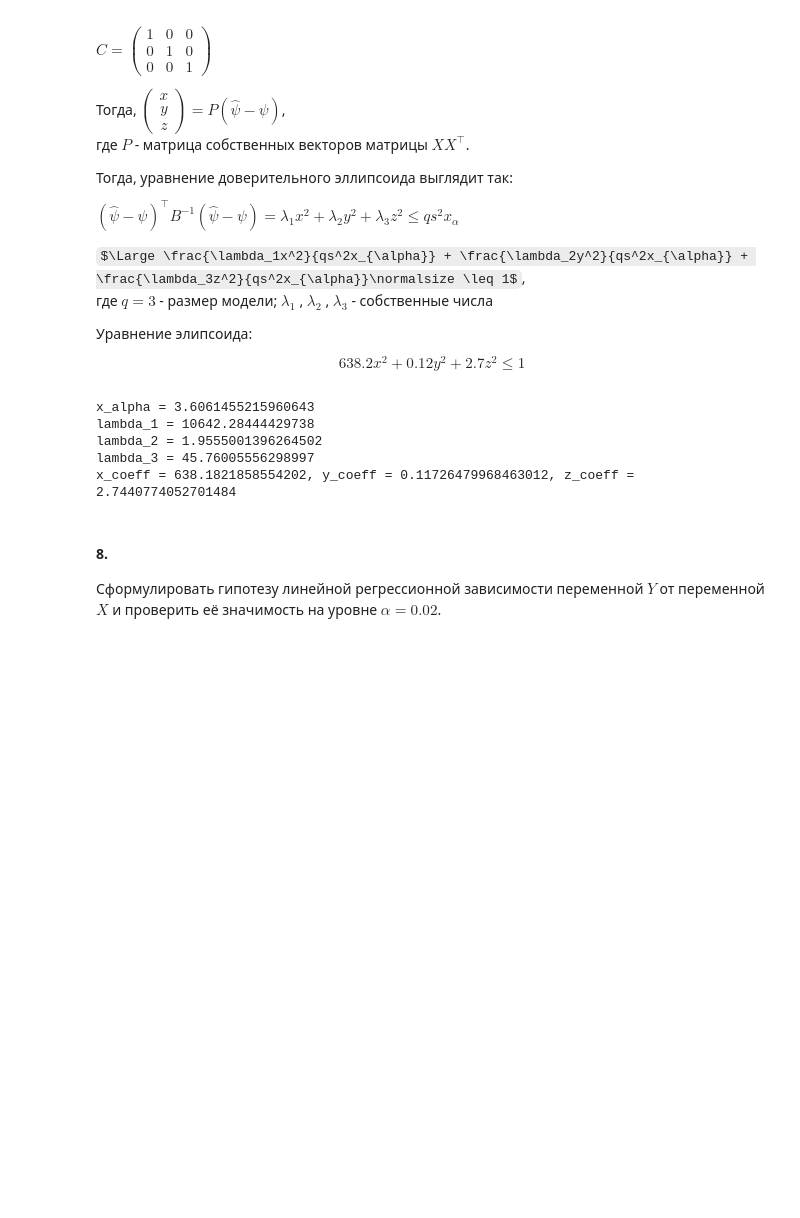
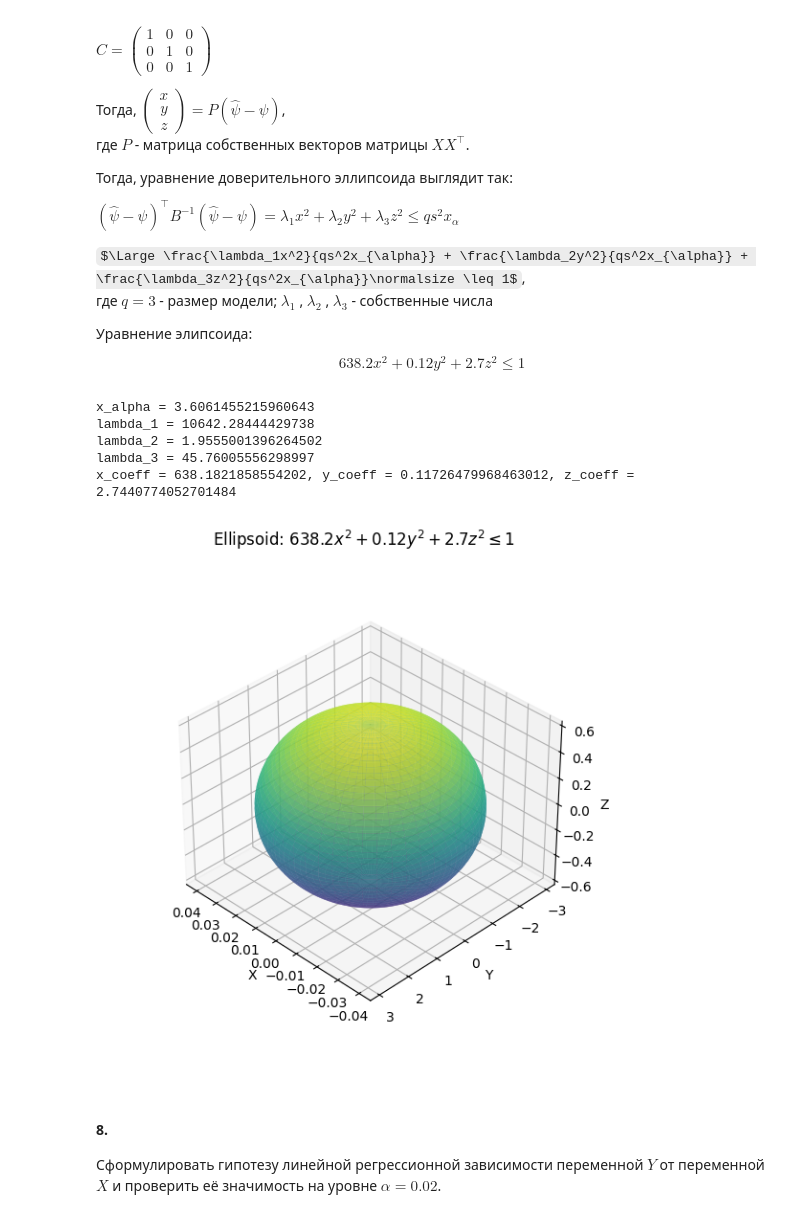
Before and after one commit to the-mvi/stat_an_gr1375-2023, a Jupyter notebook: 1375_Vavakin_AA/task3.ipynb, the cells around one changed output. Saved outputs shown, nothing was run; the diff lists cells and outputs as text; code cells hidden in the pictures; some formulas as TeX source; blank space fills up the shorter version.

Commit message:
[feature] ellipsoid plot added

```diff
--- a/1375_Vavakin_AA/task3.ipynb
+++ b/1375_Vavakin_AA/task3.ipynb
@@ -698,6 +698,33 @@ lambda_1 = 10642.28444429738
 lambda_2 = 1.9555001396264502
 lambda_3 = 45.76005556298997
 x_coeff = 638.1821858554202, y_coeff = 0.11726479968463012, z_coeff = 2.7440774052701484
+# %%
+def parametric_ellipsoid(a, b, c, u, v):
+    x = a * np.outer(np.cos(u), np.sin(v))
+    y = b * np.outer(np.sin(u), np.sin(v))
+    z = c * np.outer(np.ones_like(u), np.cos(v))
+    return x, y, z
+
+u = np.linspace(0, 2 * np.pi, 100)
+v = np.linspace(0, np.pi, 100)
+a, b, c = 1 / np.sqrt(638.2), 1 / np.sqrt(0.12), 1 / np.sqrt(2.7)
+x, y, z = parametric_ellipsoid(a, b, c, u, v)
+
+fig = plt.figure(figsize=(7, 7))
+ax = fig.add_subplot(111, projection='3d')
+ax.plot_surface(x, y, z, cmap="viridis", alpha=0.7)
+
+ax.set_xlabel('X')
+ax.set_ylabel('Y')
+ax.set_zlabel('Z')
+ax.view_init(elev=35, azim=135)
+ax.set_box_aspect(aspect=None, zoom=0.8)
+#ax.set_box_aspect([np.ptp(coord) for coord in [x, y, z]])
+ax.set_title('Ellipsoid: $638.2x^2 + 0.12y^2 + 2.7z^2 \leq 1$')
+
+plt.show()
+# %% [output]
+[figure, added]
 # %% [markdown]
 #### 8.
 Сформулировать гипотезу линейной регрессионной зависимости переменной $Y$ от переменной $X$ и проверить её значимость на уровне $\alpha = 0.02$.
```
Also changed, not shown: parts of 3 cells of this notebook.
